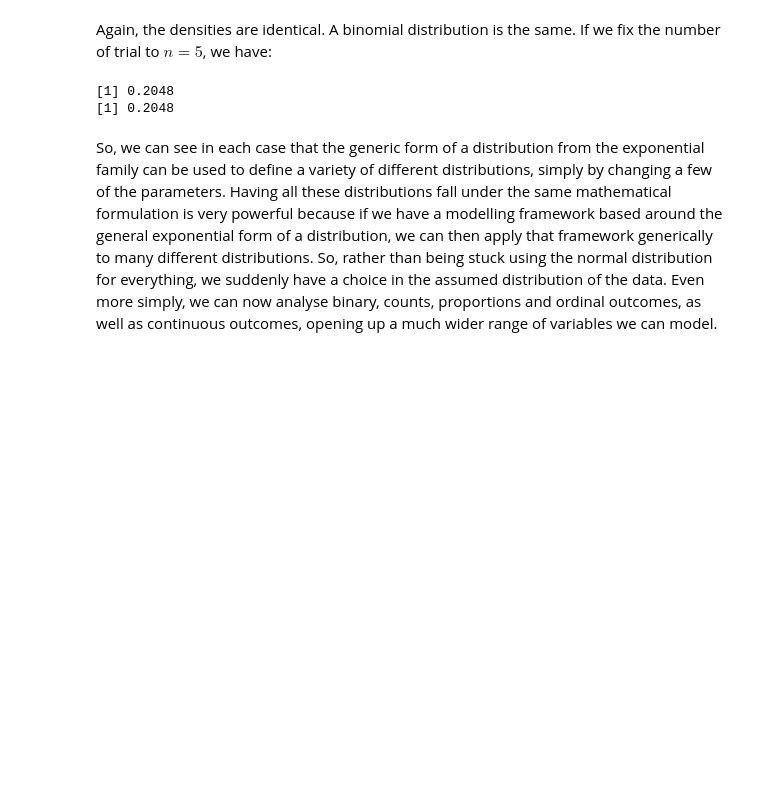
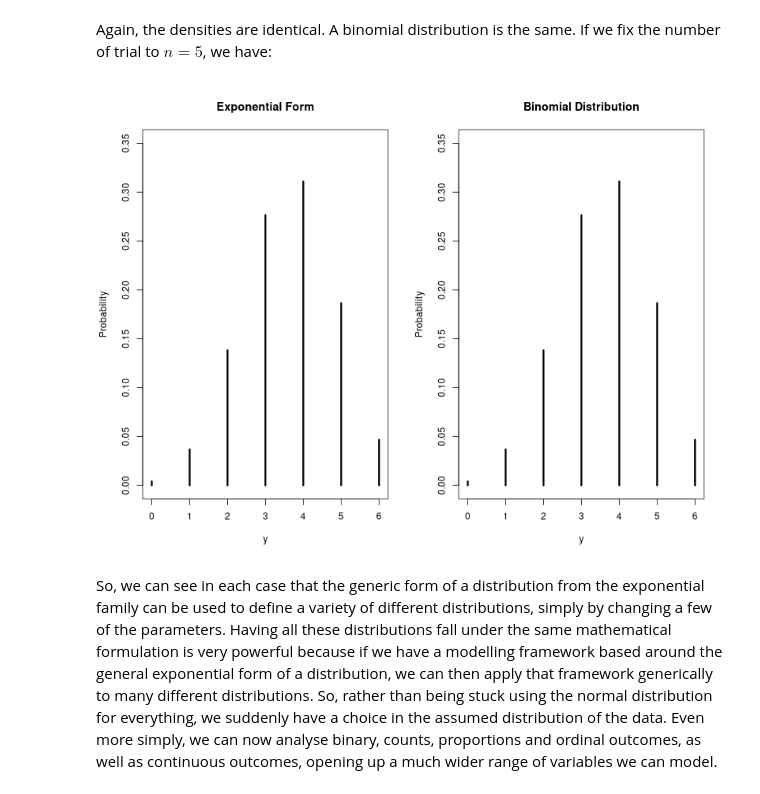
Before and after one commit to PCHN63112-Generalised-Linear-Mixed/extending-linear-models, a Jupyter notebook: workshop.ipynb, the cells around one changed output. Cells and saved outputs as stored; diff of their text form; code cells hidden in the pictures; blank space fills up the shorter version.

```diff
--- a/workshop.ipynb
+++ b/workshop.ipynb
@@ -71,25 +81,36 @@ There were 50 or more warnings (use warnings() to see the first 50)
 Again, the densities are identical. A binomial distribution is the same. If we fix the number of trial to $n = 5$, we have:
 # %%
 A <- function(phi){   1                     }
-B <- function(theta){ 5*log(1 + exp(theta)) }
-C <- function(y,phi){ log(choose(5,y))      }
+B <- function(theta){ 6*log(1 + exp(theta)) }
+C <- function(y,phi){ log(choose(6,y))      }
 
 # Parameters of the original distribution
-n <- 5
-p <- 0.8
+n <- 6
+p <- 0.6
 
 # Parameters of the exponential form
 theta <- log(p/(1-p))
 phi   <- 1
 
 # Data value
-y <- 3
+x <- 0:n
 
-print(dexp_family(y,theta,phi,A,B,C)) # density from exponential family
-print(dbinom(y,n,p))                  # density of Binomial distribution
+# Plot distributions
+par(mfrow=c(1,2))
+
+plot(x, dexp_family(x,theta,phi,A,B,C),
+     type="h", lwd=3, ylim=c(0,0.35),
+     main="Exponential Form",
+     xlab="y", ylab="Probability")
+
+plot(x, dbinom(x,size=n, prob=p),
+     type="h", lwd=3, ylim=c(0,0.35),
+     main="Binomial Distribution",
+     xlab="y", ylab="Probability")
+
+par(mfrow=c(1,1))
 # %% [output]
-[1] 0.2048
-[1] 0.2048
+[figure, added]
 # %% [markdown]
 So, we can see in each case that the generic form of a distribution from the exponential family can be used to define a variety of different distributions, simply by changing a few of the parameters. Having all these distributions fall under the same mathematical formulation is very powerful because if we have a modelling framework based around the general exponential form of a distribution, we can then apply that framework generically to many different distributions. So, rather than being stuck using the normal distribution for everything, we suddenly have a choice in the assumed distribution of the data. Even more simply, we can now analyse binary, counts, proportions and ordinal outcomes, as well as continuous outcomes, opening up a much wider range of variables we can model.
 # %% [markdown]
```
Also changed, not shown: parts of 6 cells of this notebook, 5 other files.
